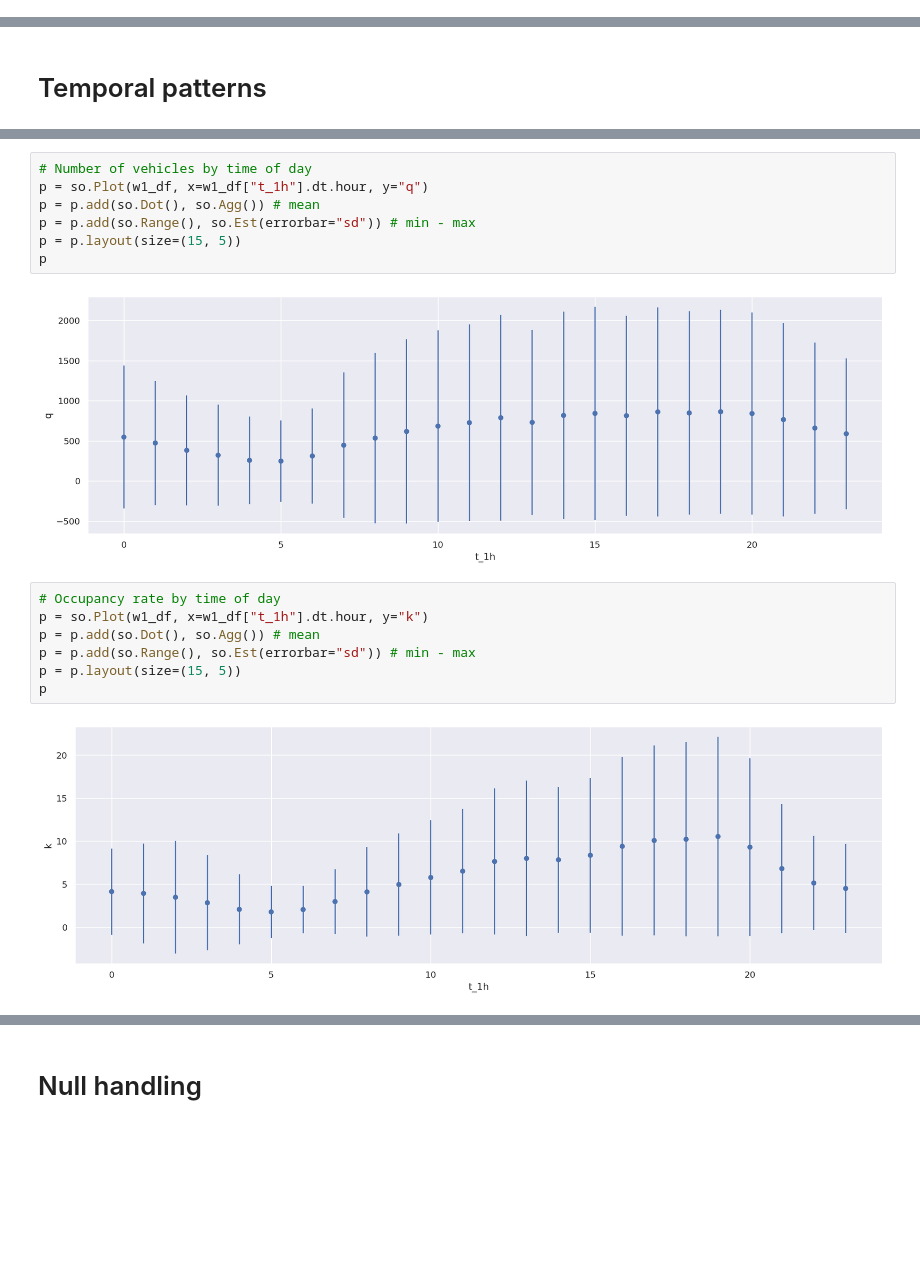
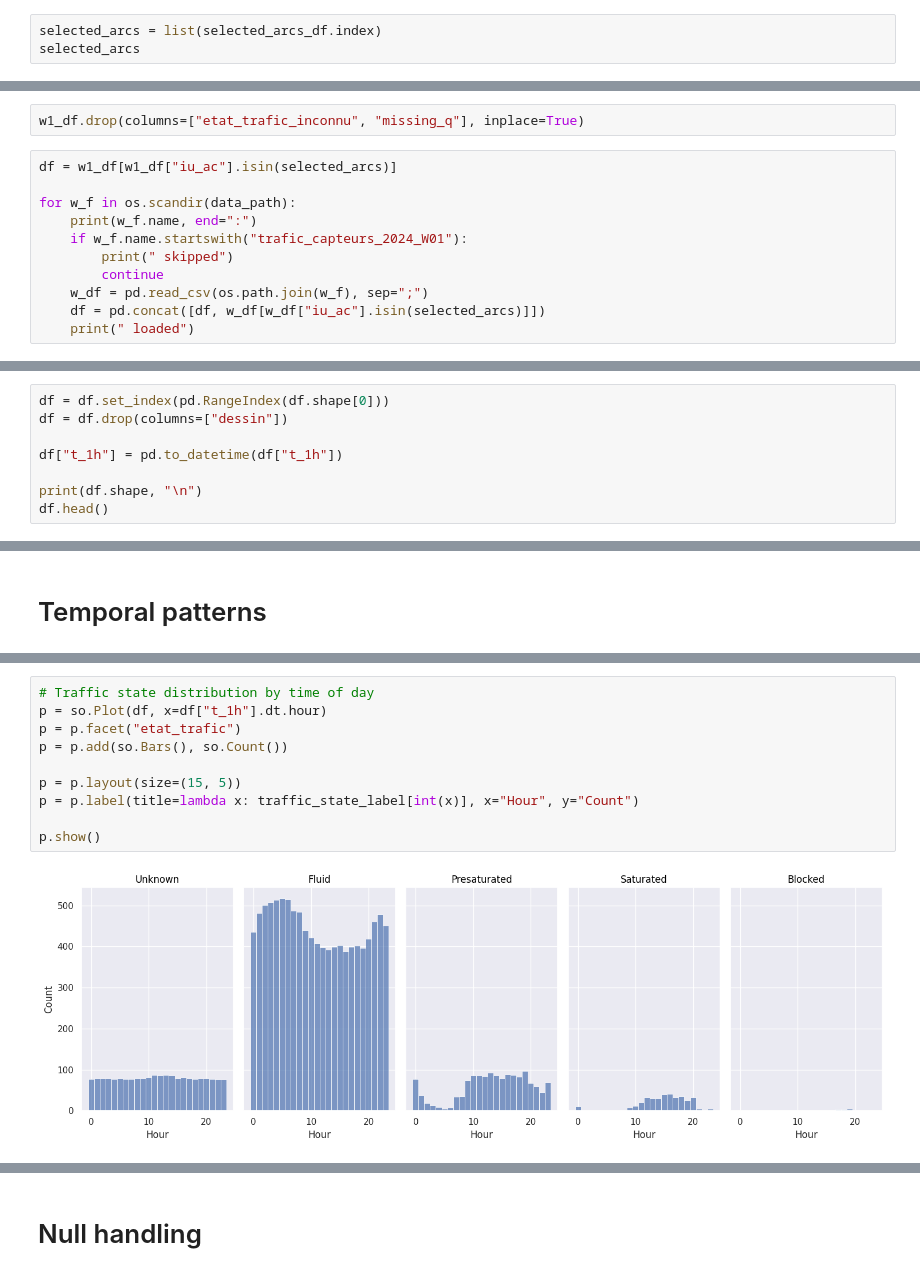
Before and after one commit to Rochdy-max/traffic-flow-prediction, a Jupyter notebook: main.ipynb, the cells around one changed output, grey strips where cells are left out. Drawn from its saved outputs; the diff is of its cells as text; blank space fills up the shorter version.

```diff
--- a/main.ipynb
+++ b/main.ipynb
@@ -156,0 +227,3 @@ dtype: float64
+# %%
+selected_arcs = list(selected_arcs_df.index)
+selected_arcs
@@ -156,0 +232,13 @@ dtype: float64
+# %%
+w1_df.drop(columns=["etat_trafic_inconnu", "missing_q"], inplace=True)
+# %%
+df = w1_df[w1_df["iu_ac"].isin(selected_arcs)]
+
+for w_f in os.scandir(data_path):
+    print(w_f.name, end=":")
+    if w_f.name.startswith("trafic_capteurs_2024_W01"):
+        print(" skipped")
+        continue
+    w_df = pd.read_csv(os.path.join(w_f), sep=";")
+    df = pd.concat([df, w_df[w_df["iu_ac"].isin(selected_arcs)]])
+    print(" loaded")
@@ -156,0 +256,8 @@ dtype: float64
+# %%
+df = df.set_index(pd.RangeIndex(df.shape[0]))
+df = df.drop(columns=["dessin"])
+
+df["t_1h"] = pd.to_datetime(df["t_1h"])
+
+print(df.shape, "\n")
+df.head()
@@ -181,19 +373,13 @@ We will handle null values later
 # %%
-# Number of vehicles by time of day
-p = so.Plot(w1_df, x=w1_df["t_1h"].dt.hour, y="q")
-p = p.add(so.Dot(), so.Agg()) # mean
-p = p.add(so.Range(), so.Est(errorbar="sd")) # min - max
+# Traffic state distribution by time of day
+p = so.Plot(df, x=df["t_1h"].dt.hour)
+p = p.facet("etat_trafic")
+p = p.add(so.Bars(), so.Count())
+
 p = p.layout(size=(15, 5))
-p
+p = p.label(title=lambda x: traffic_state_label[int(x)], x="Hour", y="Count")
+
+p.show()
 # %% [output]
-[figure, old version]
+[figure, new version]
-# %%
-# Occupancy rate by time of day
-p = so.Plot(w1_df, x=w1_df["t_1h"].dt.hour, y="k")
-p = p.add(so.Dot(), so.Agg()) # mean
-p = p.add(so.Range(), so.Est(errorbar="sd")) # min - max
-p = p.layout(size=(15, 5))
-p
-# %% [output]
-[figure, removed]
 # %%
```
Also changed, not shown: parts of 34 cells of this notebook.
